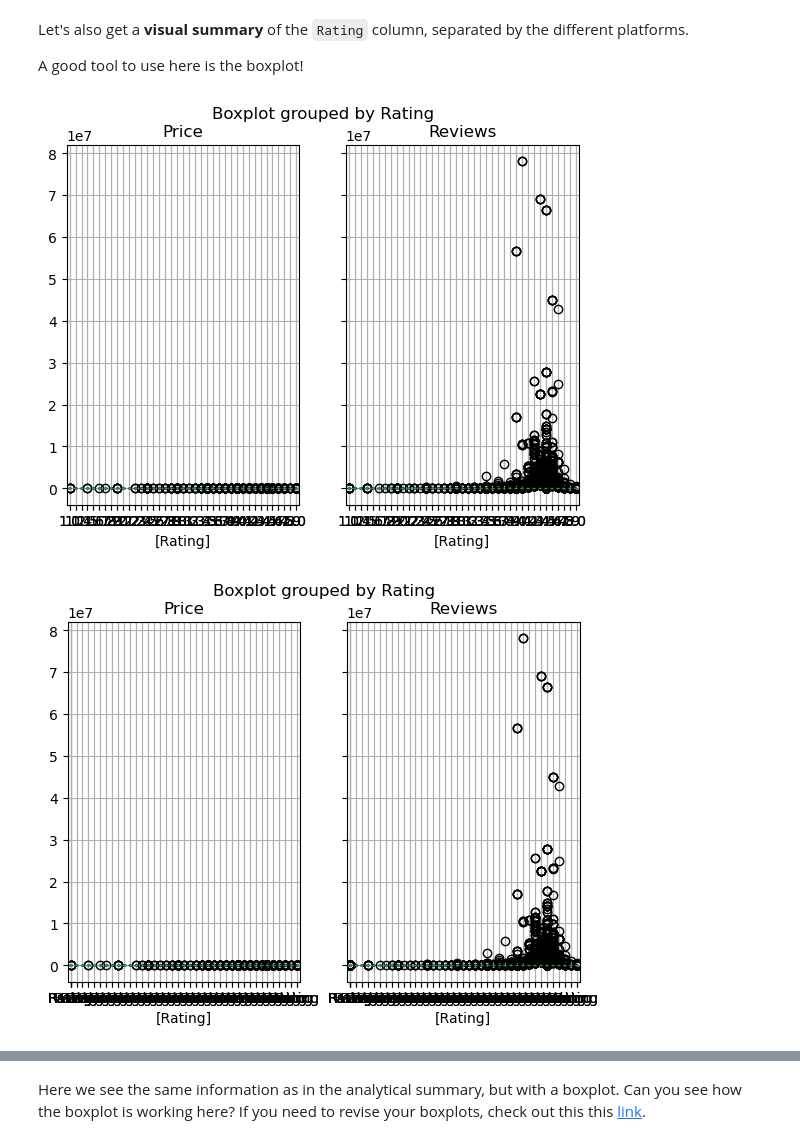
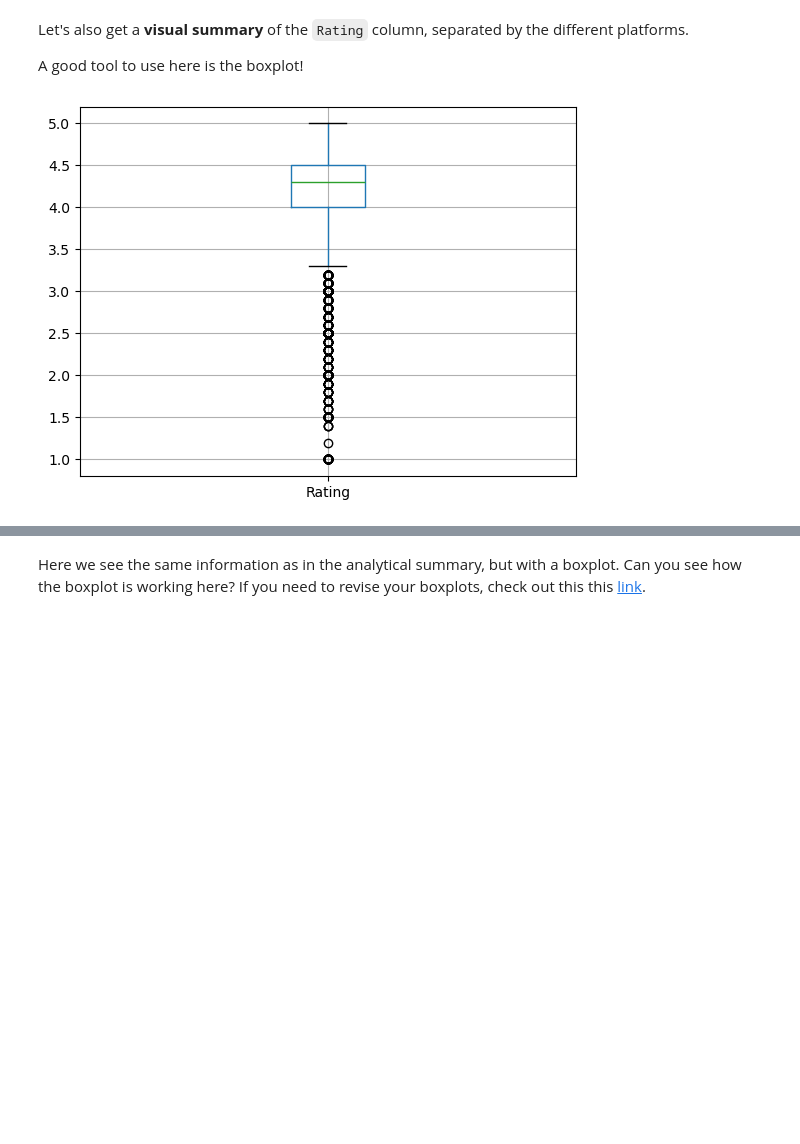
Before and after one commit to mdgarber/IntegratingApps, a Jupyter notebook: Project files/Springboard Apps project - Tier 3 - Complete.ipynb, the cells around one changed output, grey strips where cells are left out. Drawn from its saved outputs; the diff is of its cells as text; code cells hidden in the pictures; blank space fills up the shorter version.

```diff
--- a/Project files/Springboard Apps project - Tier 3 - Complete.ipynb
+++ b/Project files/Springboard Apps project - Tier 3 - Complete.ipynb
@@ -451,9 +451,8 @@ Let's also get a **visual summary** of the `Rating` column, separated by the dif
 A good tool to use here is the boxplot!
 # %%
 # Call the boxplot() method on our df.
-dfbox = df.boxplot(column=['Rating'])
+dfbox = df.boxplot(['Rating'])
 
 plt.show()
 # %% [output]
-[figure, old version]
+[figure, new version]
-[figure, removed]
```
Also changed, not shown: parts of 5 cells of this notebook.
